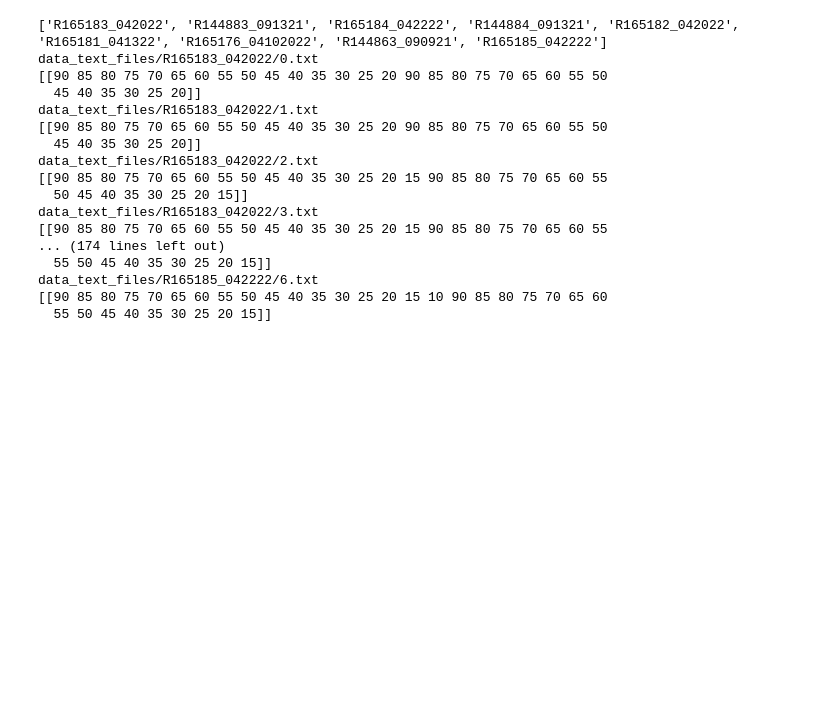
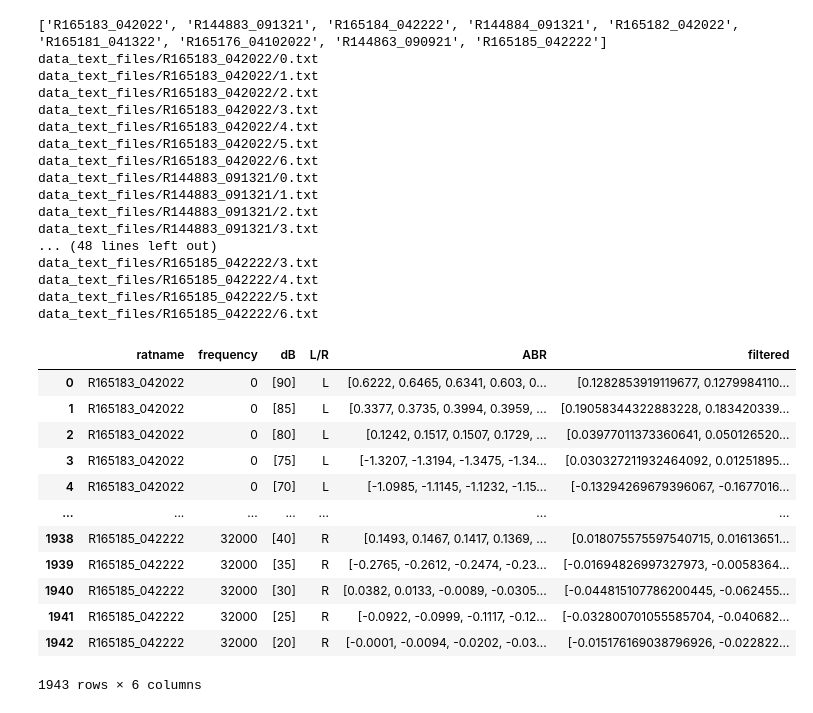
Before and after one commit to DeckerDreams/ABR_Processing, a Jupyter notebook: auto_abr_updated.ipynb, the cells around one changed output. Drawn from its saved outputs; the diff is of its cells as text; code cells hidden in the pictures; blank space fills up the shorter version.

```diff
--- a/auto_abr_updated.ipynb
+++ b/auto_abr_updated.ipynb
@@ -64,7 +64,7 @@ def bandfilter(raw, h, l):
 df_all = pd.DataFrame([])
 
 freqs = [0, 2000, 4000, 8000, 16000, 24000, 32000]
-# dbs = [90, 85, 80, 75, 70, 65, 60, 55, 50, 45, 40, 35, 30, 25, 20, 15, 90, 85, 80, 75, 70, 65, 60, 55, 50, 45, 40, 35, 30, 25, 20, 15] --> read from file some stop at 20, 15 or 10 sometimes
+# dbs = [90, 85, 80, 75, 70, 65, 60, 55, 50, 45, 40, 35, 30, 25, 20, 15, 90, 85, 80, 75, 70, 65, 60, 55, 50, 45, 40, 35, 30, 25, 20, 15] --> read from file some stops at 20, 15 or 10
 
 f = 0
 
@@ -96,49 +96,72 @@ for rat in rats:
 
 
 
+
+
     #load entries
         d = 0
-        print(dbs)
 
-        for d in range(1, (dbs.size -1)):
-            db = dbs[:, d]
-            index = 0
-            filt = bandfilter(data.loc[:,d], high, low)
-
+        for d in range(0, (dbs.size-1)):
+            # range starts at 1 to skip the first 90?
+            d = d+1
+            #determine switch to right ear
             if dbs[:,d] == 90:
                 index = d
 
-            if d < index:
+
+            #reset counter to align with data
+            d = d-1
+            db = dbs[:, d]
+            filt = bandfilter(data.loc[:,d], high, low)
+
             # left data entry
-                new_entry = pd.Series({'ratname':rat,'frequency':freqs[i],'dB':db,'L/R':'L','ABR':data.loc[:,d].to_numpy(), 'filtered':filt})
+            if index > d:
+                new_entry = pd.Series({'ratname':rat,'frequency':freqs[i],'dB':db,'L/R': 'L' ,'ABR':data.loc[:,d].to_numpy(), 'filtered':filt})
                 df_all = pd.concat([df_all, new_entry], ignore_index=True, axis = 1)
 
+            # right data entry
             if d >= index:
-                # right data entry
                 new_entry = pd.Series({'ratname':rat,'frequency':freqs[i],'dB':db,'L/R':'R','ABR': data.loc[:,d].to_numpy(), 'filtered':filt})
                 df_all = pd.concat([df_all, new_entry], ignore_index=True, axis = 1)
 
 
-
-    #redesign idea
+df_all = df_all.transpose()
 # %% [output]
 ['R165183_042022', 'R144883_091321', 'R165184_042222', 'R144884_091321', 'R165182_042022', 'R165181_041322', 'R165176_04102022', 'R144863_090921', 'R165185_042222']
 data_text_files/R165183_042022/0.txt
-[[90 85 80 75 70 65 60 55 50 45 40 35 30 25 20 90 85 80 75 70 65 60 55 50
-  45 40 35 30 25 20]]
 data_text_files/R165183_042022/1.txt
-[[90 85 80 75 70 65 60 55 50 45 40 35 30 25 20 90 85 80 75 70 65 60 55 50
-  45 40 35 30 25 20]]
 data_text_files/R165183_042022/2.txt
-[[90 85 80 75 70 65 60 55 50 45 40 35 30 25 20 15 90 85 80 75 70 65 60 55
-  50 45 40 35 30 25 20 15]]
 data_text_files/R165183_042022/3.txt
-[[90 85 80 75 70 65 60 55 50 45 40 35 30 25 20 15 90 85 80 75 70 65 60 55
-... (174 lines left out)
-  55 50 45 40 35 30 25 20 15]]
+data_text_files/R165183_042022/4.txt
+data_text_files/R165183_042022/5.txt
+data_text_files/R165183_042022/6.txt
+data_text_files/R144883_091321/0.txt
+data_text_files/R144883_091321/1.txt
+data_text_files/R144883_091321/2.txt
+data_text_files/R144883_091321/3.txt
+... (48 lines left out)
+data_text_files/R165185_042222/3.txt
+data_text_files/R165185_042222/4.txt
+data_text_files/R165185_042222/5.txt
 data_text_files/R165185_042222/6.txt
-[[90 85 80 75 70 65 60 55 50 45 40 35 30 25 20 15 10 90 85 80 75 70 65 60
-  55 50 45 40 35 30 25 20 15]]
+# %%
+df_all
+
+# df_all.loc['ratname']
+# %% [output]
+|  | ratname | frequency | dB | L/R | ABR | filtered |
+| 0 | R165183_042022 | 0 | [90] | L | [0.6222, 0.6465, 0.6341, 0.603, 0... | [0.1282853919119677, 0.1279984110... |
+| 1 | R165183_042022 | 0 | [85] | L | [0.3377, 0.3735, 0.3994, 0.3959, ... | [0.19058344322883228, 0.183420339... |
+| 2 | R165183_042022 | 0 | [80] | L | [0.1242, 0.1517, 0.1507, 0.1729, ... | [0.03977011373360641, 0.050126520... |
+| 3 | R165183_042022 | 0 | [75] | L | [-1.3207, -1.3194, -1.3475, -1.34... | [0.030327211932464092, 0.01251895... |
+| 4 | R165183_042022 | 0 | [70] | L | [-1.0985, -1.1145, -1.1232, -1.15... | [-0.13294269679396067, -0.1677016... |
+| ... | ... | ... | ... | ... | ... | ... |
+| 1938 | R165185_042222 | 32000 | [40] | R | [0.1493, 0.1467, 0.1417, 0.1369, ... | [0.018075575597540715, 0.01613651... |
+| 1939 | R165185_042222 | 32000 | [35] | R | [-0.2765, -0.2612, -0.2474, -0.23... | [-0.01694826997327973, -0.0058364... |
+| 1940 | R165185_042222 | 32000 | [30] | R | [0.0382, 0.0133, -0.0089, -0.0305... | [-0.044815107786200445, -0.062455... |
+| 1941 | R165185_042222 | 32000 | [25] | R | [-0.0922, -0.0999, -0.1117, -0.12... | [-0.032800701055585704, -0.040682... |
+| 1942 | R165185_042222 | 32000 | [20] | R | [-0.0001, -0.0094, -0.0202, -0.03... | [-0.015176169038796926, -0.022822... |
+1943 rows × 6 columns
 # %%
 #visualize filter
 
```
Also changed, not shown: parts of 4 cells of this notebook, 2 other files.
